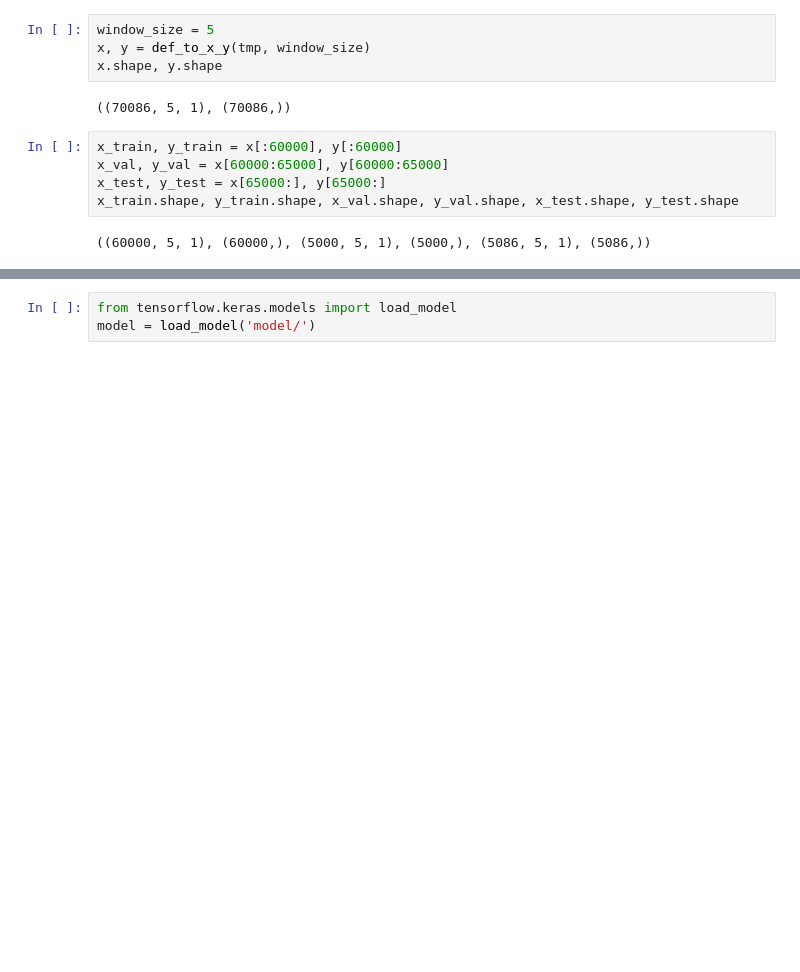
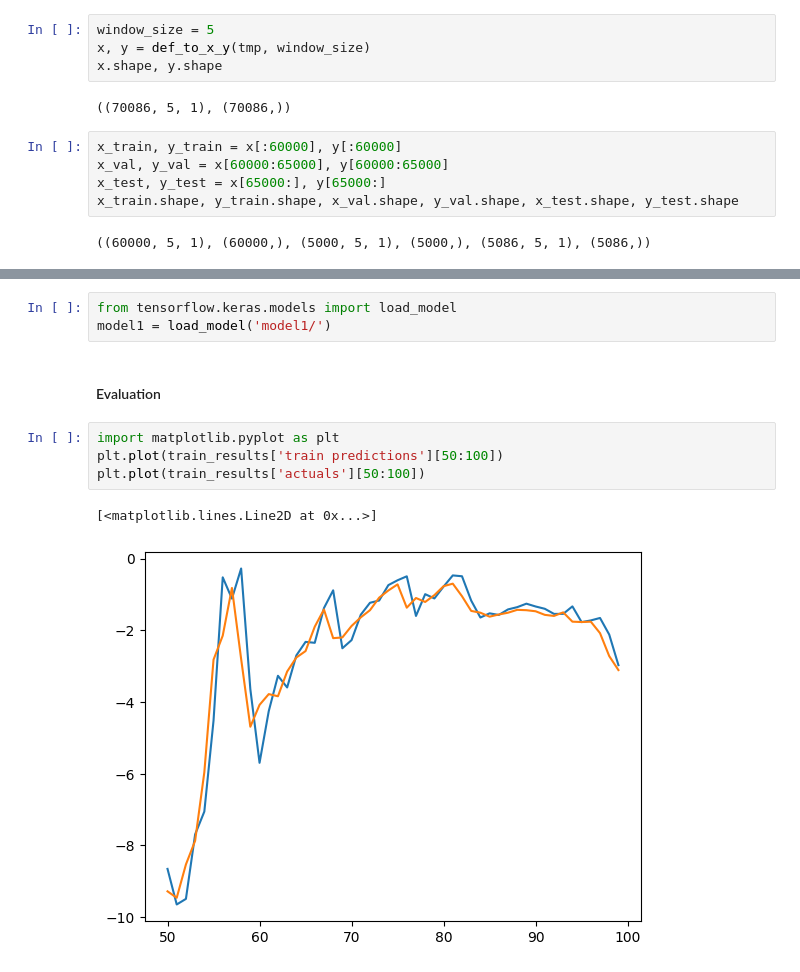
Before and after one commit to AliSajadian/RNN_weather_forecast, a Jupyter notebook: RNN.ipynb, the cells around one changed output, grey strips where cells are left out. Saved outputs shown, nothing was run; the diff lists cells and outputs as text; blank space fills up the shorter version.

```diff
--- a/RNN.ipynb
+++ b/RNN.ipynb
@@ -153,5 +158,14 @@ Epoch 10/10
 <keras.src.callbacks.History at 0x...>
 # %%
 from tensorflow.keras.models import load_model
-model = load_model('model/')
+model1 = load_model('model1/')
+# %% [markdown]
+#### Evaluation
+# %%
+import matplotlib.pyplot as plt
+plt.plot(train_results['train predictions'][50:100])
+plt.plot(train_results['actuals'][50:100])
+# %% [output]
+[<matplotlib.lines.Line2D at 0x...>]
+[figure, added]
 # %%
```
Also changed, not shown: parts of 49 cells of this notebook.
